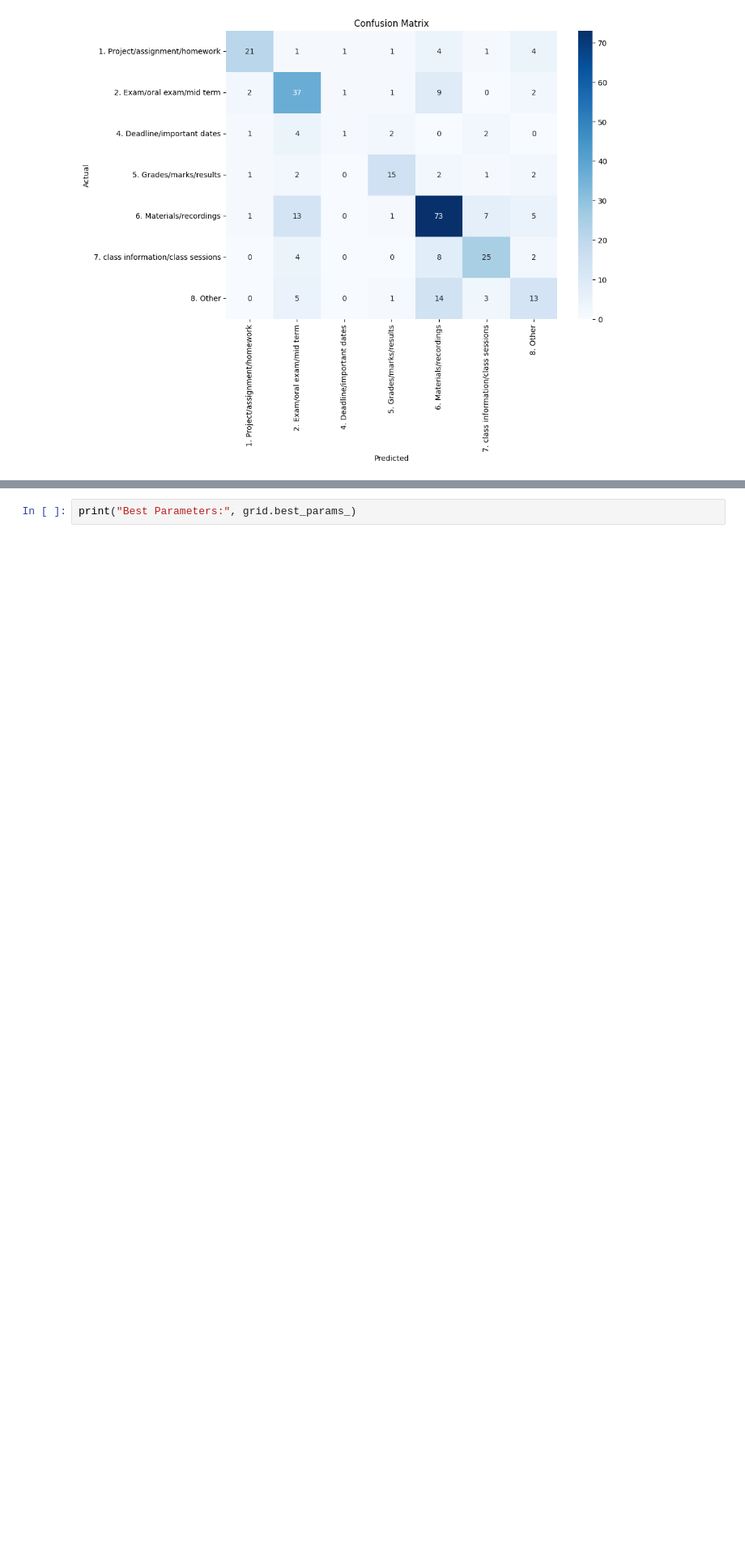
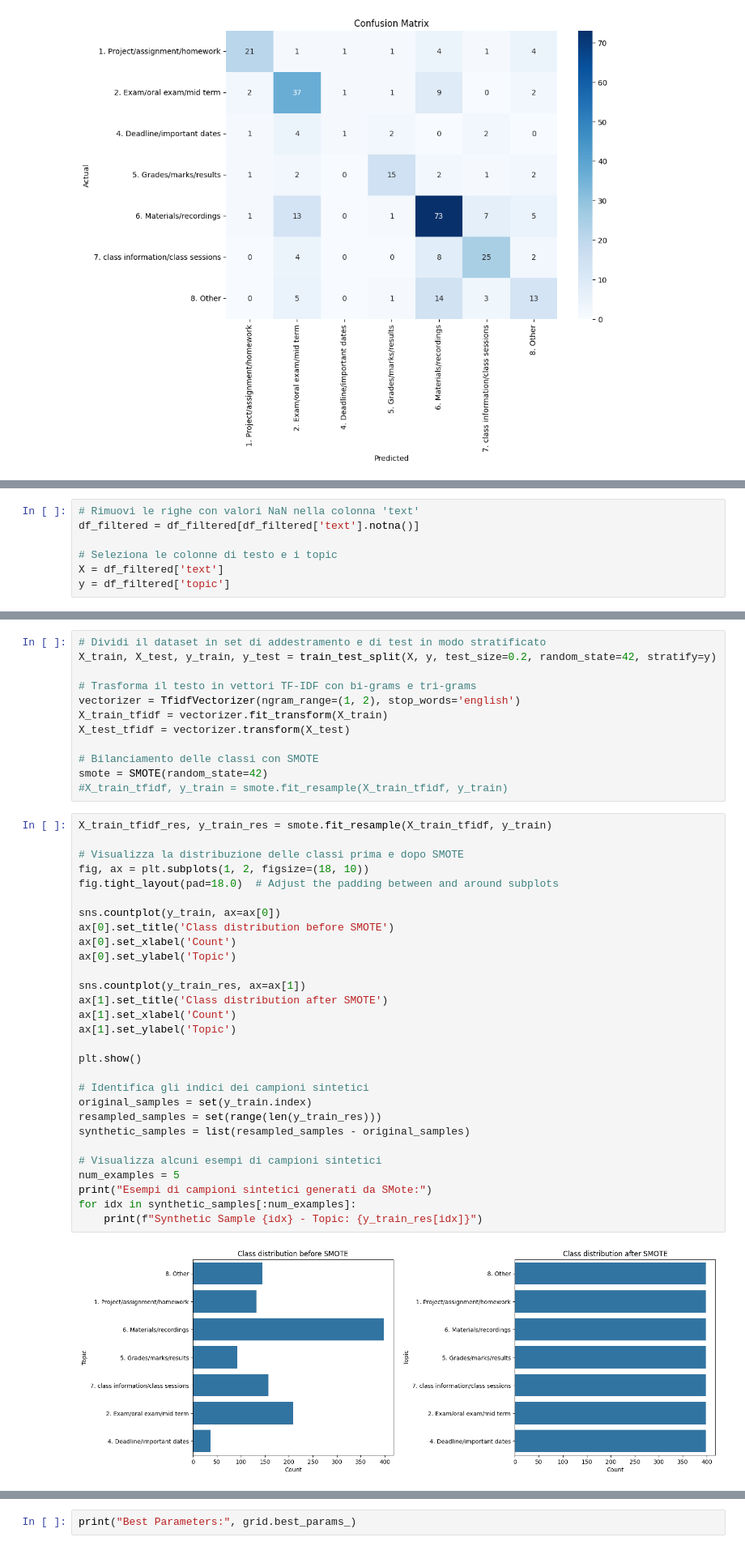
Before and after one commit to amirmosio/telegram-event-detection, a Jupyter notebook: TFIDF_Methods_For_Topic_Classification.ipynb, the cells around one changed output, grey strips where cells are left out. Shown at 81% size. Saved outputs shown, nothing was run; the diff lists cells and outputs as text; blank space fills up the shorter version.

```diff
--- a/TFIDF_Methods_For_Topic_Classification.ipynb
+++ b/TFIDF_Methods_For_Topic_Classification.ipynb
@@ -277,0 +264,7 @@ Best Parameters: {'C': 100, 'gamma': 0.1, 'kernel': 'rbf'}
+# %%
+# Rimuovi le righe con valori NaN nella colonna 'text'
+df_filtered = df_filtered[df_filtered['text'].notna()]
+
+# Seleziona le colonne di testo e i topic
+X = df_filtered['text']
+y = df_filtered['topic']
@@ -277,0 +288,43 @@ Best Parameters: {'C': 100, 'gamma': 0.1, 'kernel': 'rbf'}
+# %%
+# Dividi il dataset in set di addestramento e di test in modo stratificato
+X_train, X_test, y_train, y_test = train_test_split(X, y, test_size=0.2, random_state=42, stratify=y)
+
+# Trasforma il testo in vettori TF-IDF con bi-grams e tri-grams
+vectorizer = TfidfVectorizer(ngram_range=(1, 2), stop_words='english')
+X_train_tfidf = vectorizer.fit_transform(X_train)
+X_test_tfidf = vectorizer.transform(X_test)
+
+# Bilanciamento delle classi con SMOTE
+smote = SMOTE(random_state=42)
+#X_train_tfidf, y_train = smote.fit_resample(X_train_tfidf, y_train)
+# %%
+X_train_tfidf_res, y_train_res = smote.fit_resample(X_train_tfidf, y_train)
+
+# Visualizza la distribuzione delle classi prima e dopo SMOTE
+fig, ax = plt.subplots(1, 2, figsize=(18, 10))
+fig.tight_layout(pad=18.0)  # Adjust the padding between and around subplots
+
+sns.countplot(y_train, ax=ax[0])
+ax[0].set_title('Class distribution before SMOTE')
+ax[0].set_xlabel('Count')
+ax[0].set_ylabel('Topic')
+
+sns.countplot(y_train_res, ax=ax[1])
+ax[1].set_title('Class distribution after SMOTE')
+ax[1].set_xlabel('Count')
+ax[1].set_ylabel('Topic')
+
+plt.show()
+
+# Identifica gli indici dei campioni sintetici
+original_samples = set(y_train.index)
+resampled_samples = set(range(len(y_train_res)))
+synthetic_samples = list(resampled_samples - original_samples)
+
+# Visualizza alcuni esempi di campioni sintetici
+num_examples = 5
+print("Esempi di campioni sintetici generati da SMote:")
+for idx in synthetic_samples[:num_examples]:
+    print(f"Synthetic Sample {idx} - Topic: {y_train_res[idx]}")
+# %% [output]
+[figure, added]
```
Also changed, not shown: parts of 20 cells of this notebook, 2 other files.
